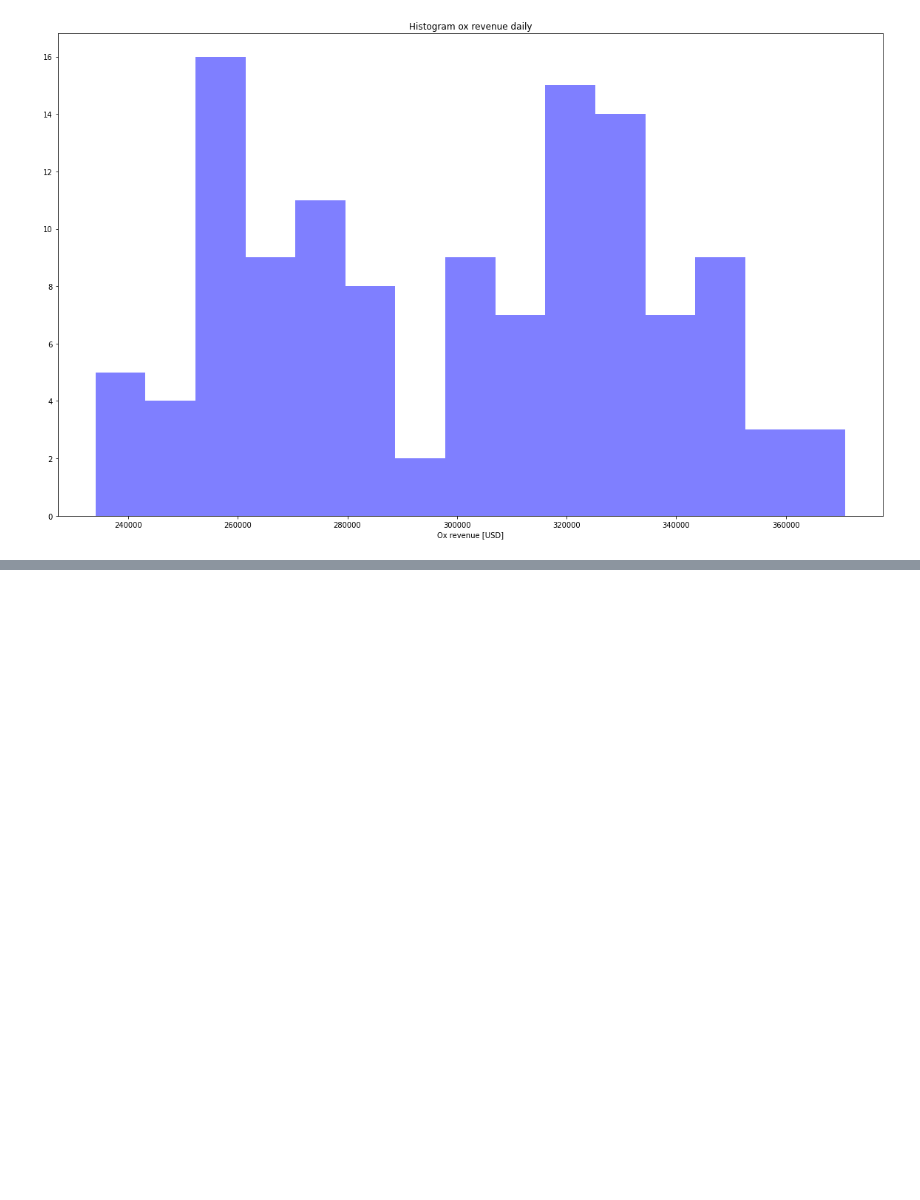
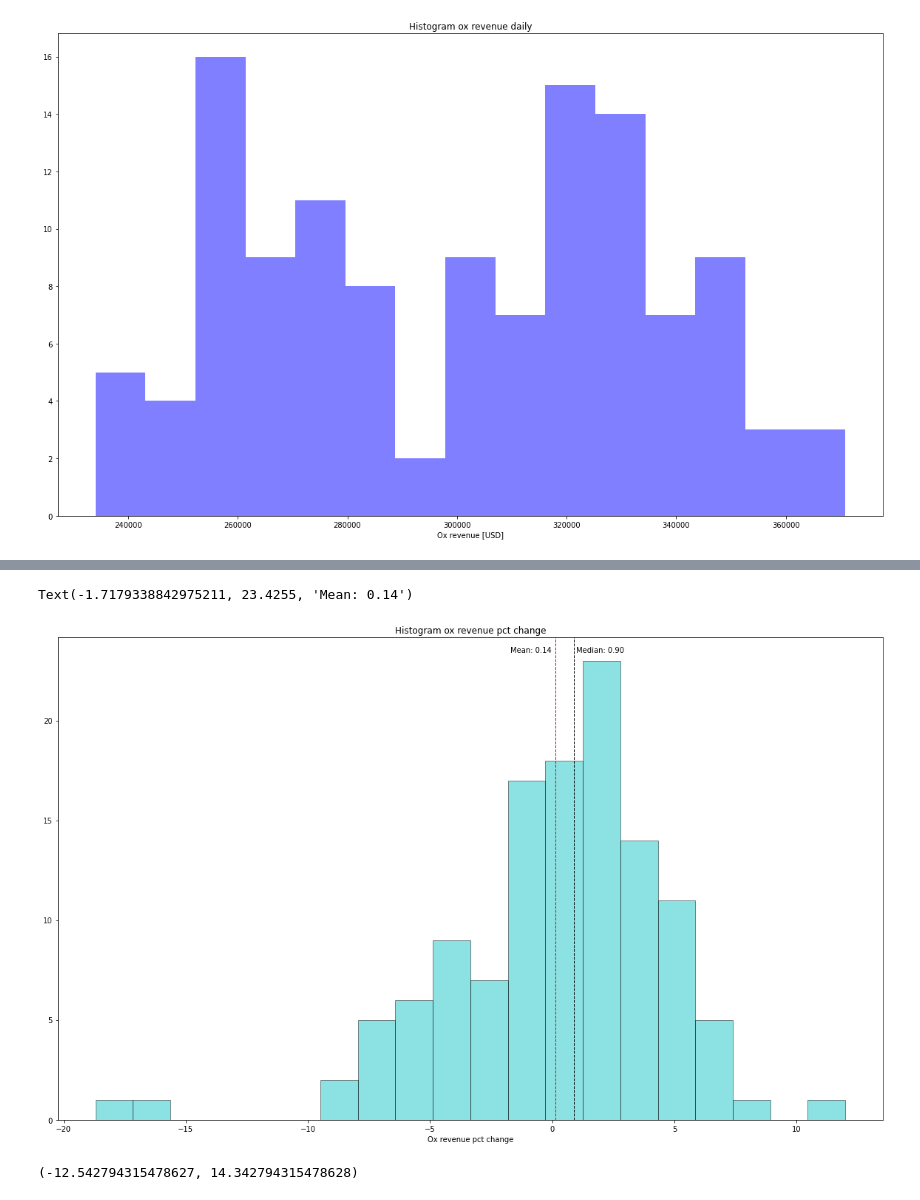
Before and after one commit to malwinan/anomalies, a Jupyter notebook: anomalies.ipynb, the cells around one changed output, grey strips where cells are left out. Drawn from its saved outputs; the diff is of its cells as text; code cells hidden in the pictures; blank space fills up the shorter version.

```diff
--- a/anomalies.ipynb
+++ b/anomalies.ipynb
@@ -62,0 +195,7 @@ plt.hist(df_daily["OX_REVENUE"], num_bins, facecolor='blue', alpha=0.5)
+# %%
+
+# df_daily = df_daily.drop(columns=["Date"])
+df_daily['ox_rev_pct_change'] = df_daily["OX_REVENUE"].pct_change()*100
+df_daily = df_daily.round({"ox_rev_pct_change":1})
+df_daily["OX_REVENUE"] = df_daily["OX_REVENUE"].astype(int)
+df_daily.head(20)
@@ -62,0 +220,25 @@ plt.hist(df_daily["OX_REVENUE"], num_bins, facecolor='blue', alpha=0.5)
+# %%
+fig = plt.figure(figsize=(20, 12))
+max_xticks = 25
+xloc = plt.MaxNLocator(max_xticks)
+ax.xaxis.set_major_locator(xloc)
+plt.title("Histogram ox revenue pct change")
+
+num_bins = 15
+
+plt.xlabel("Ox revenue pct change")
+x= df_daily["ox_rev_pct_change"]
+result = plt.hist(x, bins=20, color='c', edgecolor='k', alpha=0.45)
+plt.axvline(x.median(), color='k', linestyle='dashed', linewidth=1)
+plt.axvline(x.mean(), color='r', linestyle='dashed', linewidth=1)
+in_ylim, max_ylim = plt.ylim()
+plt.text(x.median()*1.1, max_ylim*0.97, 'Median: {:.2f}'.format(x.median()))
+plt.text(x.mean()*-12.3, max_ylim*0.97, 'Mean: {:.2f}'.format(x.mean()))
+# plt.hist(df_daily["ox_rev_pct_change"], num_bins, alpha=0.5)
+# %% [output]
+Text(-1.7179338842975211, 23.4255, 'Mean: 0.14')
+[figure, added]
+# %%
+x.median() - 3*x.std(), x.median() + 3*x.std()
+# %% [output]
+(-12.542794315478627, 14.342794315478628)
```
Also changed, not shown: parts of 51 cells of this notebook, 2 other files.
